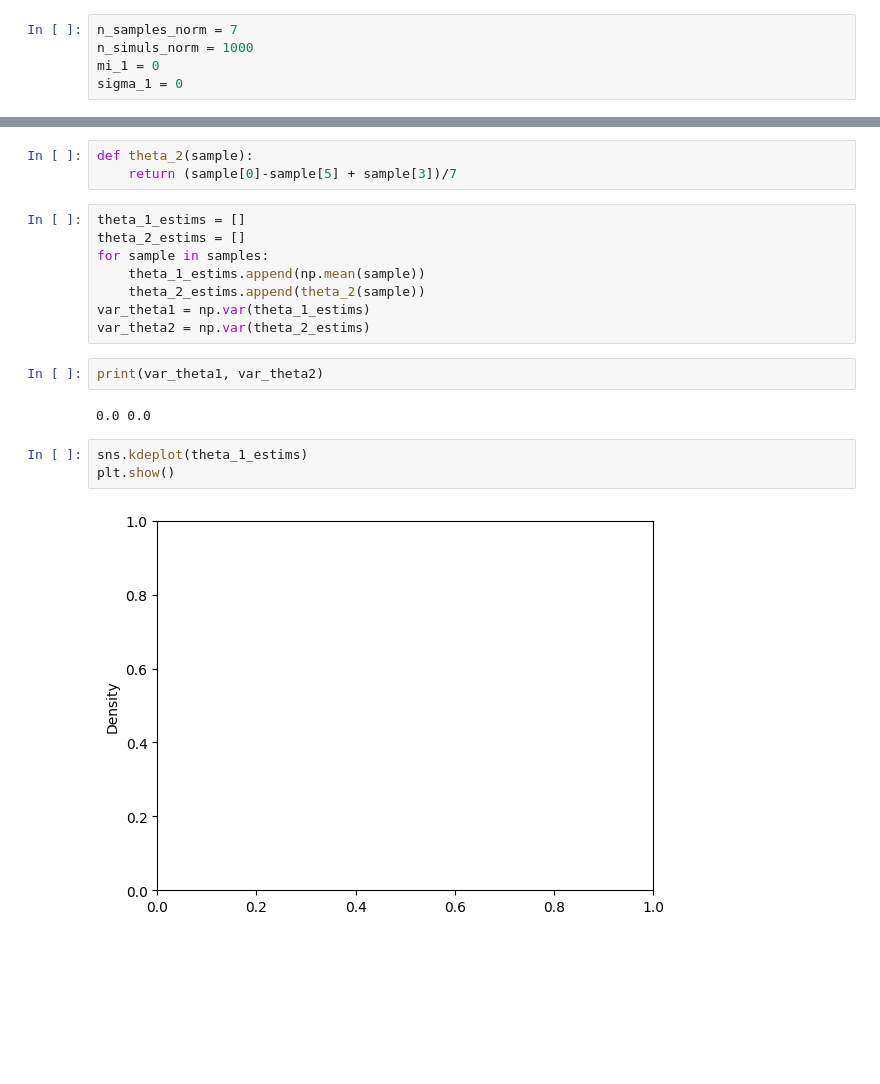
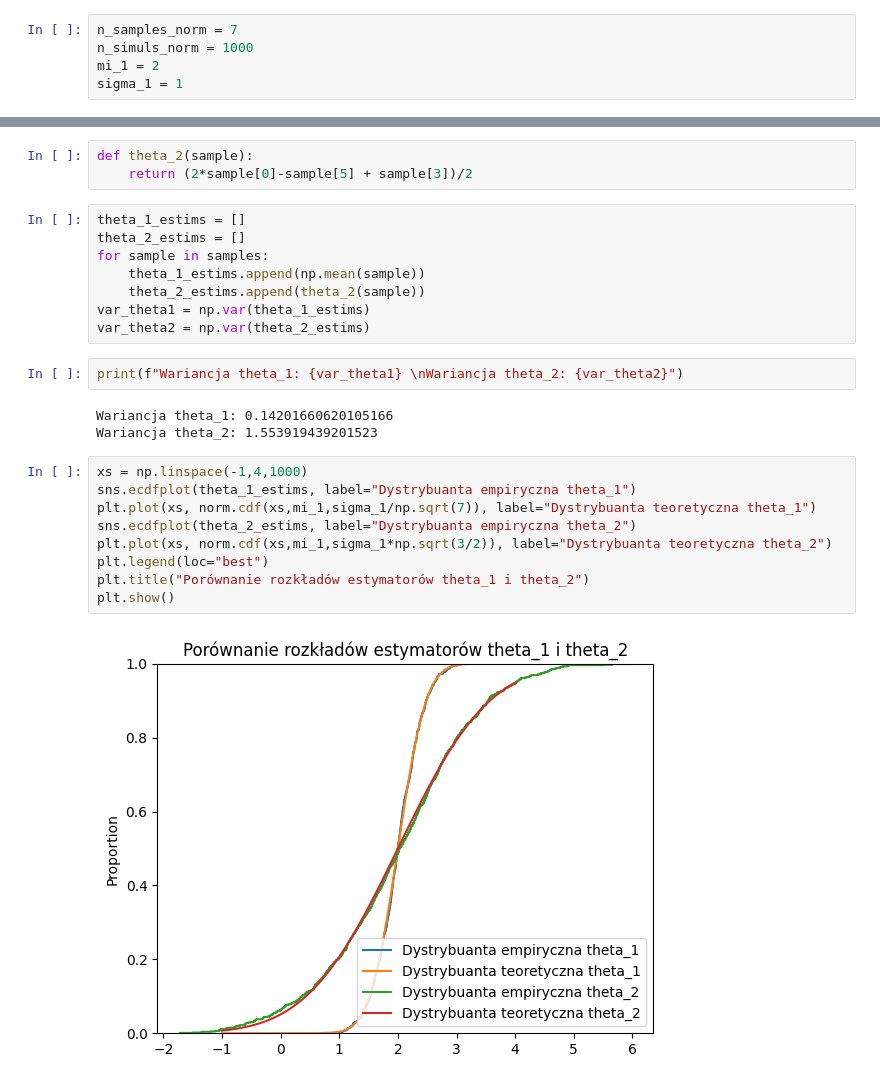
Before and after one commit to rafglo/Statystyka-stosowana, a Jupyter notebook: lista4.ipynb, the cells around one changed output, grey strips where cells are left out. Cells and saved outputs as stored; diff of their text form; blank space fills up the shorter version.

```diff
--- a/lista4.ipynb
+++ b/lista4.ipynb
@@ -313,15 +313,15 @@ from scipy.stats import norm
 # %%
 n_samples_norm = 7
 n_simuls_norm = 1000
-mi_1 = 0
-sigma_1 = 0
+mi_1 = 2
+sigma_1 = 1
 # %%
 samples = []
 for i in range(n_simuls_norm):
     samples.append(np.random.normal(mi_1, sigma_1, 7))
 # %%
 def theta_2(sample):
-    return (sample[0]-sample[5] + sample[3])/7
+    return (2*sample[0]-sample[5] + sample[3])/2
 # %%
 theta_1_estims = []
 theta_2_estims = []
@@ -331,11 +331,18 @@ for sample in samples:
 var_theta1 = np.var(theta_1_estims)
 var_theta2 = np.var(theta_2_estims)
 # %%
-print(var_theta1, var_theta2)
+print(f"Wariancja theta_1: {var_theta1} \nWariancja theta_2: {var_theta2}")
 # %% [output]
-0.0 0.0
+Wariancja theta_1: 0.14201660620105166
+Wariancja theta_2: 1.553919439201523
-# %%
-sns.kdeplot(theta_1_estims)
-plt.show()
-# %% [output]
-[figure, removed]
+# %%
+xs = np.linspace(-1,4,1000)
+sns.ecdfplot(theta_1_estims, label="Dystrybuanta empiryczna theta_1")
+plt.plot(xs, norm.cdf(xs,mi_1,sigma_1/np.sqrt(7)), label="Dystrybuanta teoretyczna theta_1")
+sns.ecdfplot(theta_2_estims, label="Dystrybuanta empiryczna theta_2")
+plt.plot(xs, norm.cdf(xs,mi_1,sigma_1*np.sqrt(3/2)), label="Dystrybuanta teoretyczna theta_2")
+plt.legend(loc="best")
+plt.title("Porównanie rozkładów estymatorów theta_1 i theta_2")
+plt.show()
+# %% [output]
+[figure, added]
```
